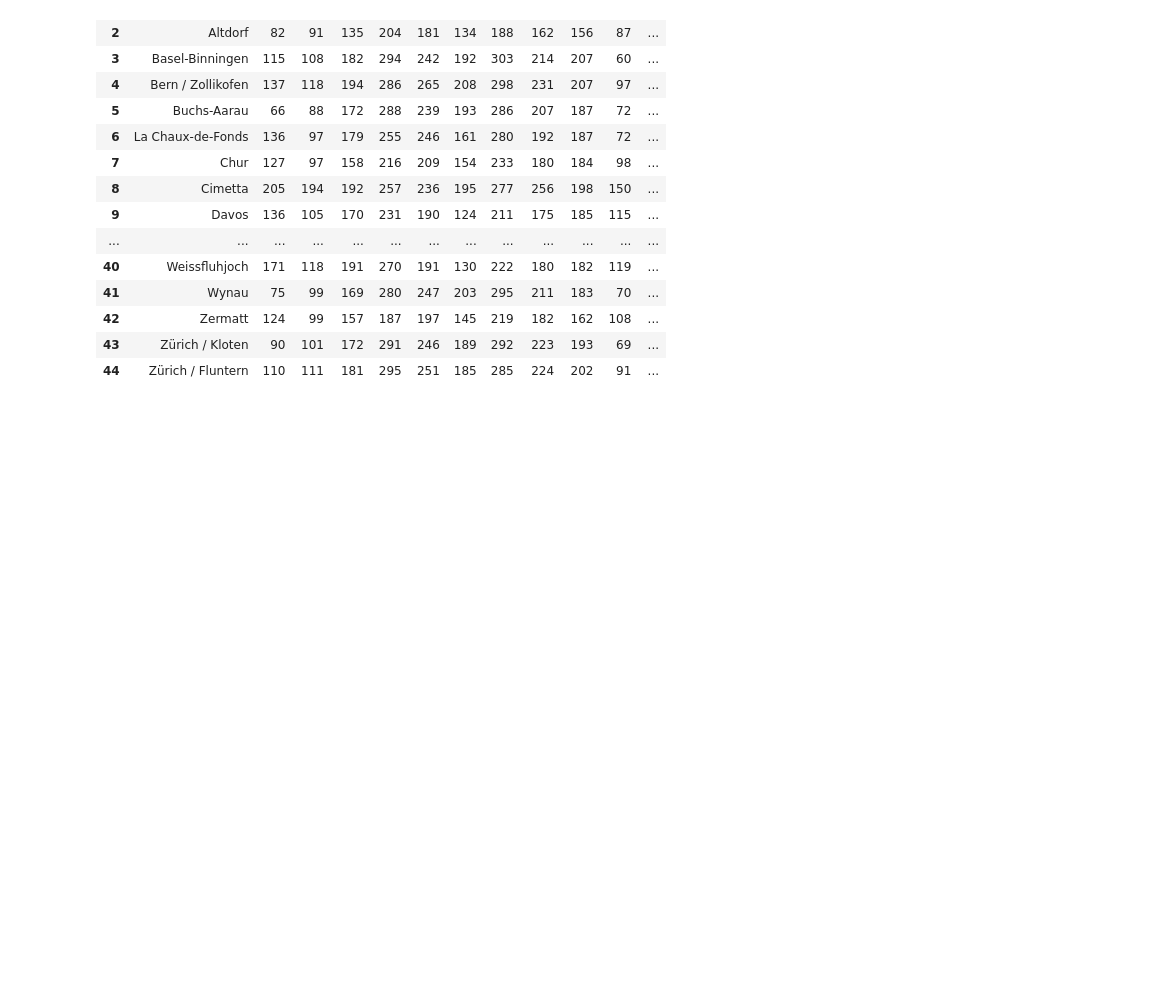
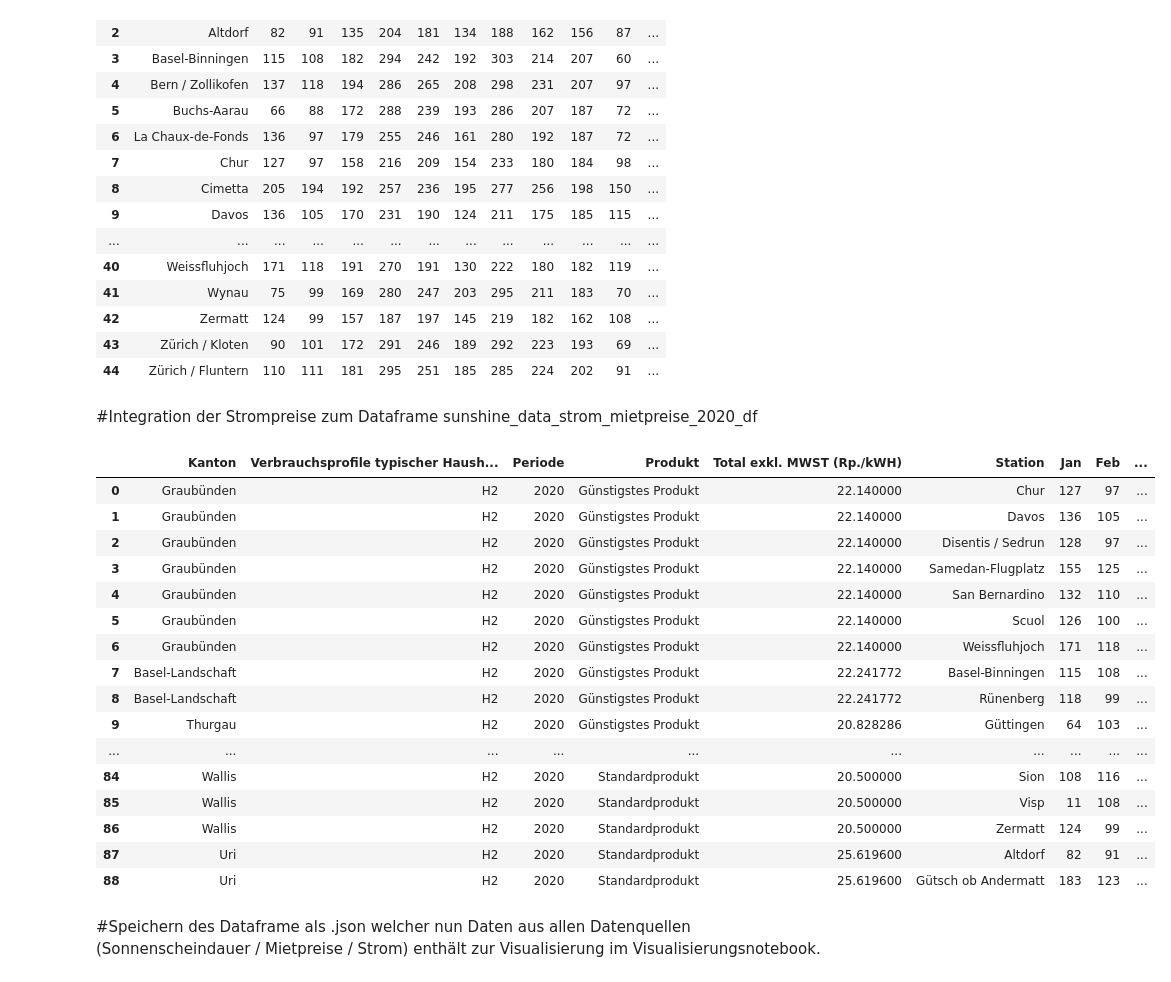
Before and after one commit to kevgam/CAS_IE_Scripting, a Jupyter notebook: group_5_aggregate.ipynb, the cells around one changed output. Saved outputs shown, nothing was run; the diff lists cells and outputs as text; code cells hidden in the pictures; blank space fills up the shorter version.

Commit message:
Integration of final dataframe containing sunshine_data, electricity and rental data

```diff
--- a/group_5_aggregate.ipynb
+++ b/group_5_aggregate.ipynb
@@ -996,3 +996,45 @@ with pd.option_context('display.max_rows', None, 'display.max_columns', None):
 | 42 | Zermatt | 124 | 99 | 157 | 187 | 197 | 145 | 219 | 182 | 162 | 108 | ... |
 | 43 | Zürich / Kloten | 90 | 101 | 172 | 291 | 246 | 189 | 292 | 223 | 193 | 69 | ... |
 | 44 | Zürich / Fluntern | 110 | 111 | 181 | 295 | 251 | 185 | 285 | 224 | 202 | 91 | ... |
+# %% [markdown]
+#Integration der Strompreise zum Dataframe sunshine_data_strom_mietpreise_2020_df
+# %%
+
+
+# Read the Excel file into a pandas DataFrame
+strompreise_2020_df = pd.read_excel('/content/drive/MyDrive/ie_scripting_datasets/Median Strompreis per Kanton-full.xlsx', usecols=["Kanton", "Verbrauchsprofile typischer Haushalte", "Periode", "Produkt", "Total exkl. MWST (Rp./kWH)"])
+
+# Read the JSON file into a pandas DataFrame
+sunshine_data_and_mietpreise_2020_df = pd.read_json('/content/drive/MyDrive/ie_scripting_datasets/sunshine_data_and_mietpreise_2020_df.json')
+
+# Filter the strompreise_df DataFrame to only include the year 2020
+strompreise_2020_df = strompreise_2020_df[(strompreise_2020_df['Periode'] == 2020) & (strompreise_2020_df['Verbrauchsprofile typischer Haushalte'] == 'H2')]
+
+# Merge the two DataFrames based on the canton name
+sunshine_data_strom_mietpreise_2020_df = pd.merge(strompreise_2020_df, sunshine_data_and_mietpreise_2020_df, left_on='Kanton', right_on='canton_name', how='inner')
+
+# Print the first 5 rows of the combined DataFrame to check the result (Optional)
+#sunshine_data_strom_mietpreise_2020_df.head()
+
+with pd.option_context('display.max_rows', None, 'display.max_columns', None):
+    display(sunshine_data_strom_mietpreise_2020_df)
+# %% [output]
+|  | Kanton | Verbrauchsprofile typischer Haush... | Periode | Produkt | Total exkl. MWST (Rp./kWH) | Station | Jan | Feb | ... |
+| 0 | Graubünden | H2 | 2020 | Günstigstes Produkt | 22.140000 | Chur | 127 | 97 | ... |
+| 1 | Graubünden | H2 | 2020 | Günstigstes Produkt | 22.140000 | Davos | 136 | 105 | ... |
+| 2 | Graubünden | H2 | 2020 | Günstigstes Produkt | 22.140000 | Disentis / Sedrun | 128 | 97 | ... |
+| 3 | Graubünden | H2 | 2020 | Günstigstes Produkt | 22.140000 | Samedan-Flugplatz | 155 | 125 | ... |
+| 4 | Graubünden | H2 | 2020 | Günstigstes Produkt | 22.140000 | San Bernardino | 132 | 110 | ... |
+| 5 | Graubünden | H2 | 2020 | Günstigstes Produkt | 22.140000 | Scuol | 126 | 100 | ... |
+| 6 | Graubünden | H2 | 2020 | Günstigstes Produkt | 22.140000 | Weissfluhjoch | 171 | 118 | ... |
+| 7 | Basel-Landschaft | H2 | 2020 | Günstigstes Produkt | 22.241772 | Basel-Binningen | 115 | 108 | ... |
+| 8 | Basel-Landschaft | H2 | 2020 | Günstigstes Produkt | 22.241772 | Rünenberg | 118 | 99 | ... |
+| 9 | Thurgau | H2 | 2020 | Günstigstes Produkt | 20.828286 | Güttingen | 64 | 103 | ... |
+| ... | ... | ... | ... | ... | ... | ... | ... | ... | ... |
+| 84 | Wallis | H2 | 2020 | Standardprodukt | 20.500000 | Sion | 108 | 116 | ... |
+| 85 | Wallis | H2 | 2020 | Standardprodukt | 20.500000 | Visp | 11 | 108 | ... |
+| 86 | Wallis | H2 | 2020 | Standardprodukt | 20.500000 | Zermatt | 124 | 99 | ... |
+| 87 | Uri | H2 | 2020 | Standardprodukt | 25.619600 | Altdorf | 82 | 91 | ... |
+| 88 | Uri | H2 | 2020 | Standardprodukt | 25.619600 | Gütsch ob Andermatt | 183 | 123 | ... |
+# %% [markdown]
+#Speichern des Dataframe als .json welcher nun Daten aus allen Datenquellen (Sonnenscheindauer / Mietpreise / Strom) enthält zur Visualisierung im Visualisierungsnotebook.
```
Also changed, not shown: parts of 3 cells of this notebook.
